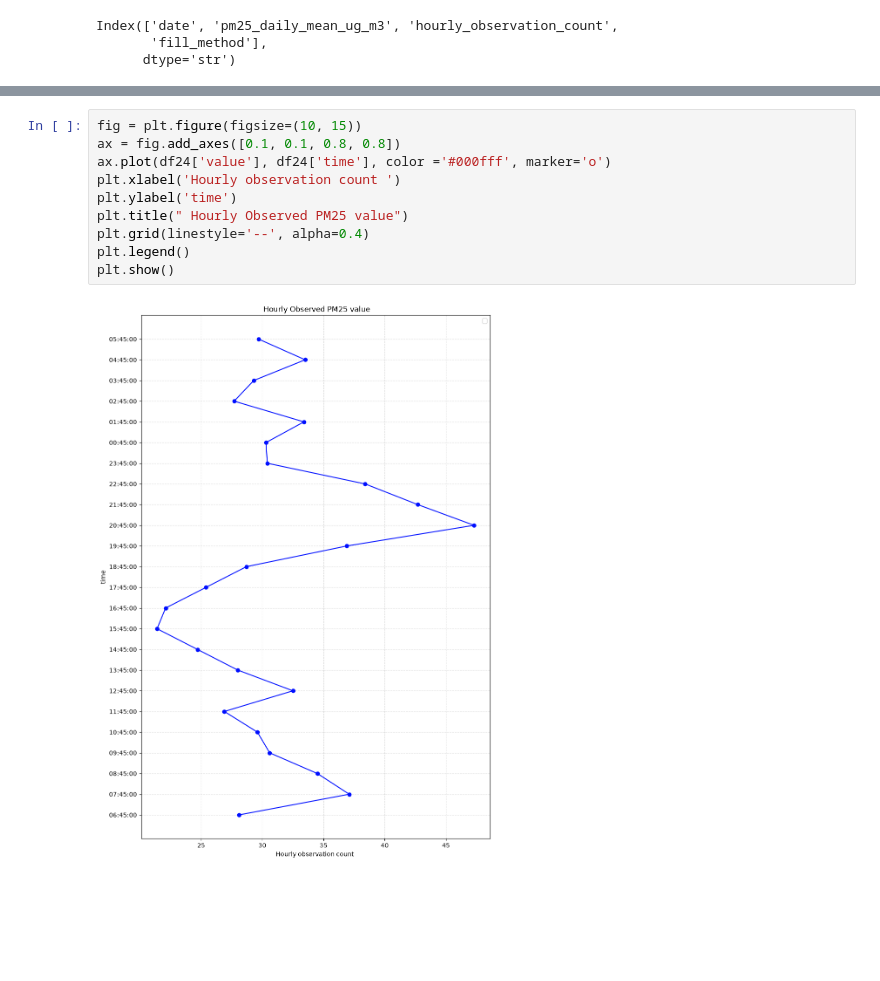
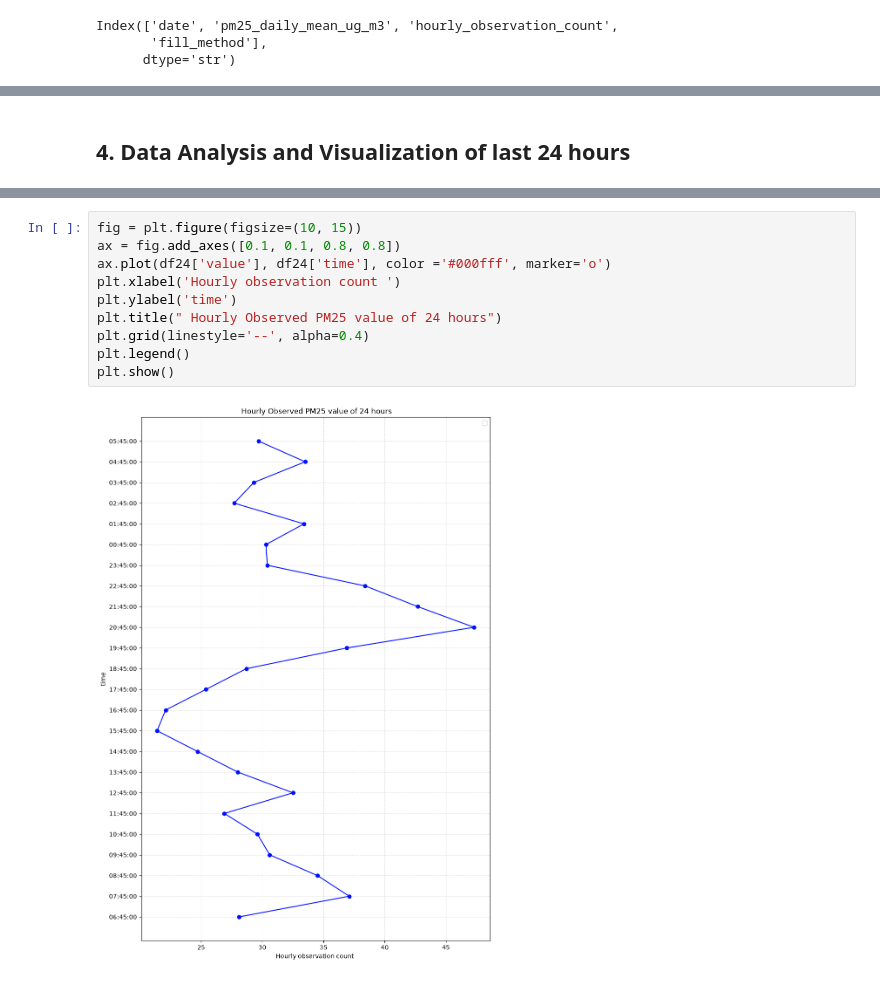
Before and after one commit to Laxmination/Kathmandu-PM2.5-Forecasting, a Jupyter notebook: pm25/Gothatar data analysis.ipynb, the cells around one changed output, grey strips where cells are left out. Cells and saved outputs as stored; diff of their text form; blank space fills up the shorter version.

Commit message:
last 7 days dayaa analysis and visualization of gothatar

```diff
--- a/pm25/Gothatar data analysis.ipynb
+++ b/pm25/Gothatar data analysis.ipynb
@@ -292,3 +415,5 @@ plt.show()
+# %% [markdown]
+## 4. Data Analysis and Visualization of last 24 hours
 # %%
 df24 = pd.read_csv('cleaned_GothatarLast24hours.csv')
 df24
@@ -333,12 +458,12 @@ Name: time, dtype: str>
 # %%
 fig = plt.figure(figsize=(10, 15))
 ax = fig.add_axes([0.1, 0.1, 0.8, 0.8])
 ax.plot(df24['value'], df24['time'], color ='#000fff', marker='o')
 plt.xlabel('Hourly observation count ')
 plt.ylabel('time')
-plt.title(" Hourly Observed PM25 value")
+plt.title(" Hourly Observed PM25 value of 24 hours")
 plt.grid(linestyle='--', alpha=0.4)
 plt.legend()
 plt.show()
 # %% [output]
-[figure, old version]
+[figure, new version]
```
Also changed, not shown: parts of 14 cells of this notebook.
